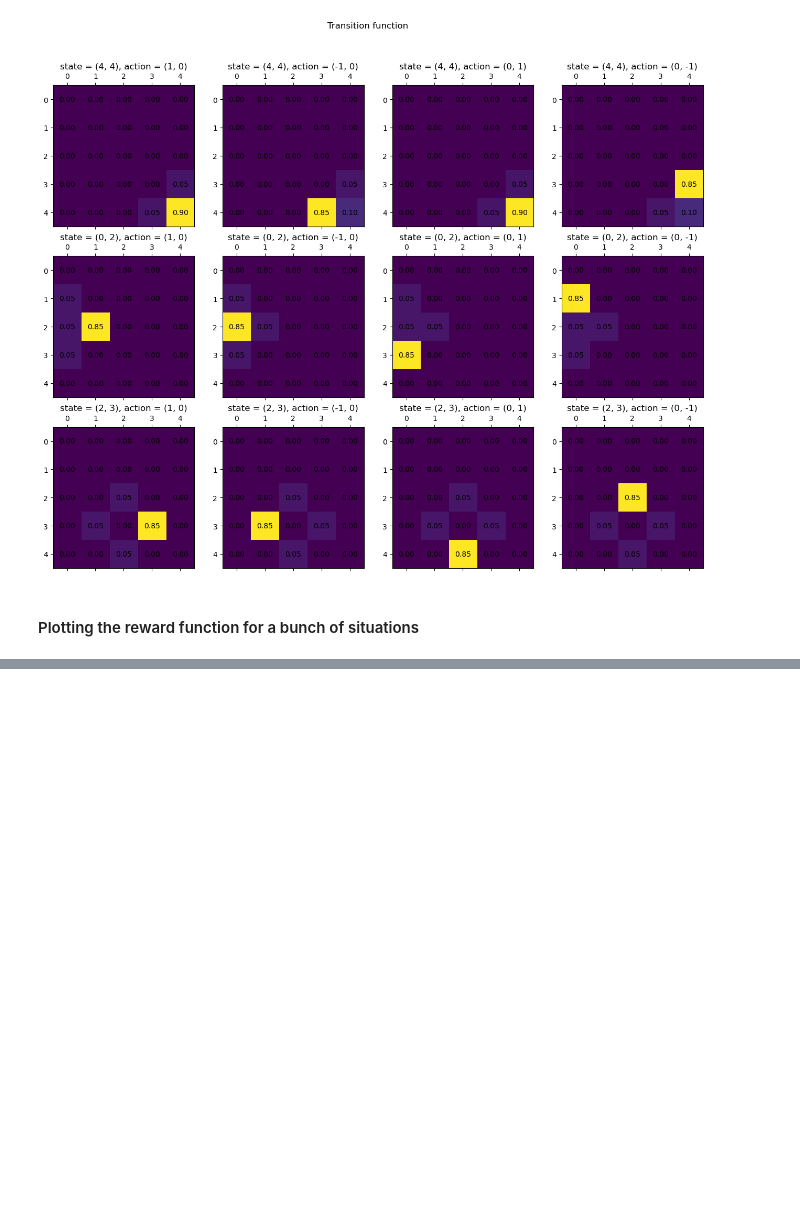
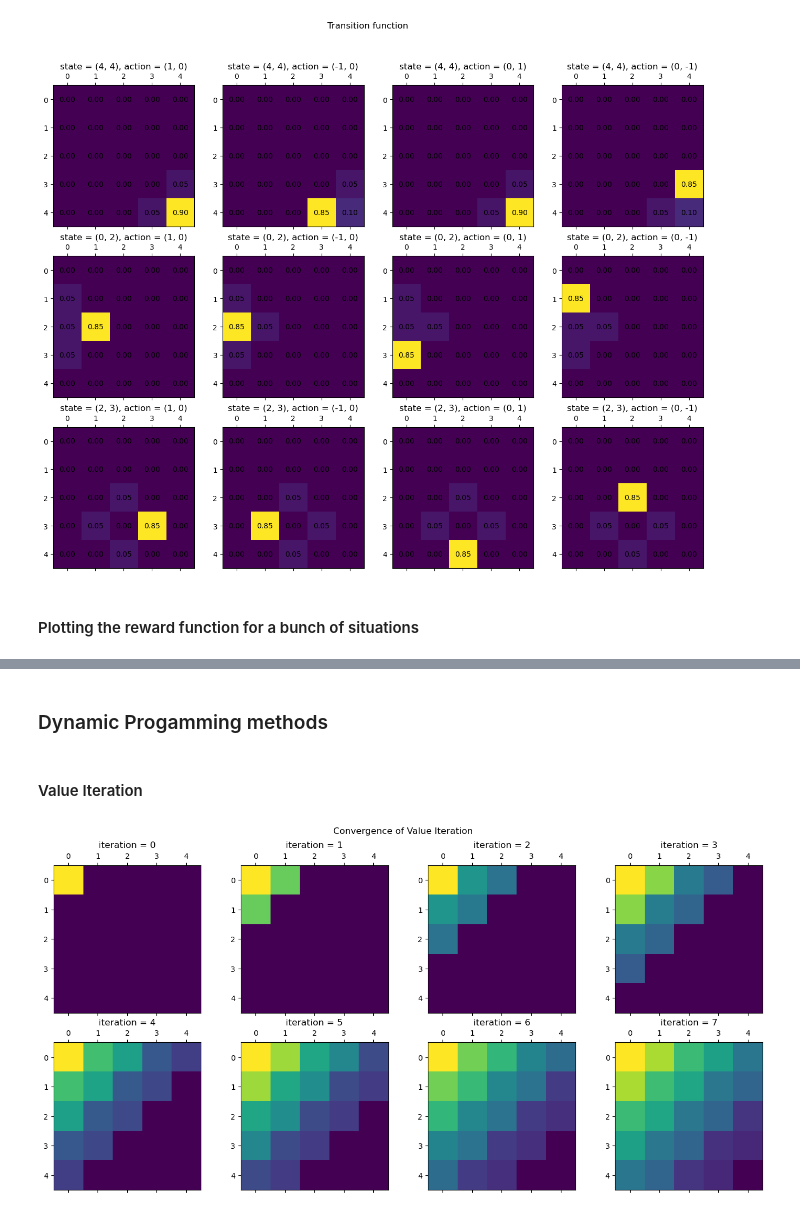
Before and after one commit to RenardDesNeiges/CIRL_Experiments, a Jupyter notebook: example.ipynb, the cells around one changed output, grey strips where cells are left out. Saved outputs shown, nothing was run; the diff lists cells and outputs as text; code cells hidden in the pictures; blank space fills up the shorter version.

Commit message:
Value Iteration and MDP

```diff
--- a/example.ipynb
+++ b/example.ipynb
@@ -80,0 +84,21 @@ plt.show()
+# %% [markdown]
+### Dynamic Progamming methods
+# %% [markdown]
+#### Value Iteration
+# %%
+VI = ValueIterator(env)
+valgrids = []
+for i in range(8):
+    VI.solve(1)
+    valgrids += [env.states2grid(VI.V_t)]
+
+sz = 7
+fig, ax = plt.subplots(2,4,figsize=(2*sz,sz))
+for i in range(8):
+    ax[i//4,i%4].matshow(valgrids[i])
+    ax[i//4,i%4].set_title(f'iteration = {i}')
+fig.suptitle('Convergence of Value Iteration')
+fig.tight_layout()
+plt.show()
+# %% [output]
+[figure, added]
```
Also changed, not shown: parts of 4 cells of this notebook, 6 other files.
